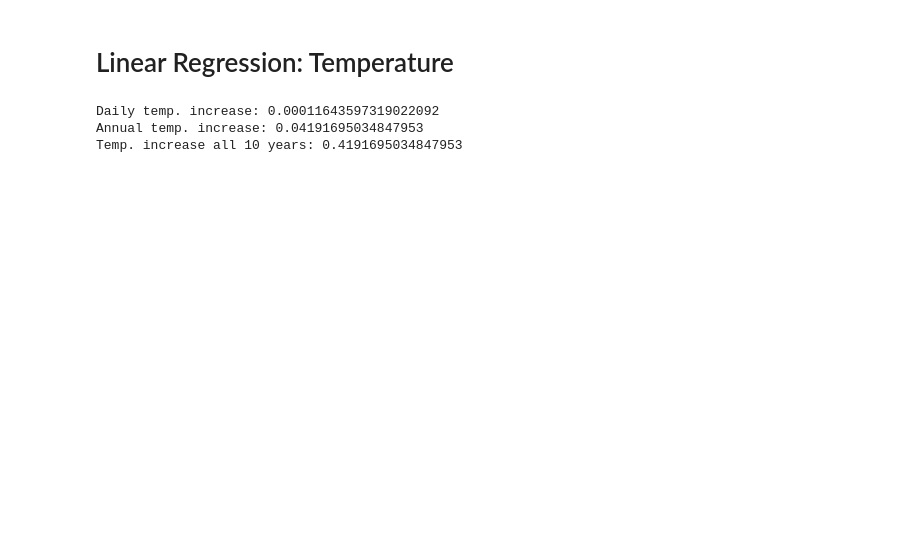
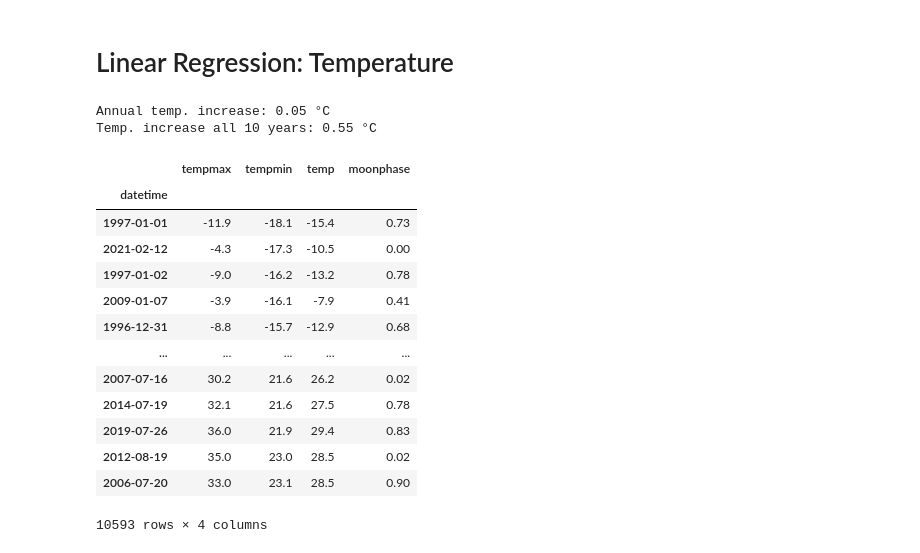
Before and after one commit to SamGTex/climate-analysis, a Jupyter notebook: analyse/visualization.ipynb, the cells around one changed output. Saved outputs shown, nothing was run; the diff lists cells and outputs as text; code cells hidden in the pictures; blank space fills up the shorter version.

```diff
--- a/analyse/visualization.ipynb
+++ b/analyse/visualization.ipynb
@@ -109,15 +108,31 @@ df_cold.head(10)
 ydata=df['temp'].values
 xdata=np.arange(ydata.size)
 # %%
-coef, cov = curve_fit(lambda x,a,b: a*x+b, xdata, ydata)
-a = coef[0]
-b = coef[1]
-print(f'Daily temp. increase: {a}')
-print(f'Annual temp. increase: {a*360}')
-print(f'Temp. increase all 10 years: {a*360*10}')
+linear_temp=np.polyfit(xdata,ydata,1)  # OR coef, cov = curve_fit(lambda x,a,b: a*x+b, xdata, ydata)
+linear_temp_fn=np.poly1d(linear_temp)
+a = linear_temp[0]
+b = linear_temp[1]
+print(f'Annual temp. increase: {a*360:.2f} °C')
+print(f'Temp. increase all 10 years: {a*360*10:.2f} °C')
 # %% [output]
-Daily temp. increase: 0.00011643597319022092
-Annual temp. increase: 0.04191695034847953
-Temp. increase all 10 years: 0.4191695034847953
+Annual temp. increase: 0.05 °C
+Temp. increase all 10 years: 0.55 °C
+# %%
+df_cold
+# %% [output]
+|  | tempmax | tempmin | temp | moonphase |
+| datetime |  |  |  |  |
+| 1997-01-01 | -11.9 | -18.1 | -15.4 | 0.73 |
+| 2021-02-12 | -4.3 | -17.3 | -10.5 | 0.00 |
+| 1997-01-02 | -9.0 | -16.2 | -13.2 | 0.78 |
+| 2009-01-07 | -3.9 | -16.1 | -7.9 | 0.41 |
+| 1996-12-31 | -8.8 | -15.7 | -12.9 | 0.68 |
+| ... | ... | ... | ... | ... |
+| 2007-07-16 | 30.2 | 21.6 | 26.2 | 0.02 |
+| 2014-07-19 | 32.1 | 21.6 | 27.5 | 0.78 |
+| 2019-07-26 | 36.0 | 21.9 | 29.4 | 0.83 |
+| 2012-08-19 | 35.0 | 23.0 | 28.5 | 0.02 |
+| 2006-07-20 | 33.0 | 23.1 | 28.5 | 0.90 |
+10593 rows × 4 columns
 # %%
 plt.figure(figsize=(12,8), dpi=80)
```
Also changed, not shown: parts of 13 cells of this notebook, 8 other files.
